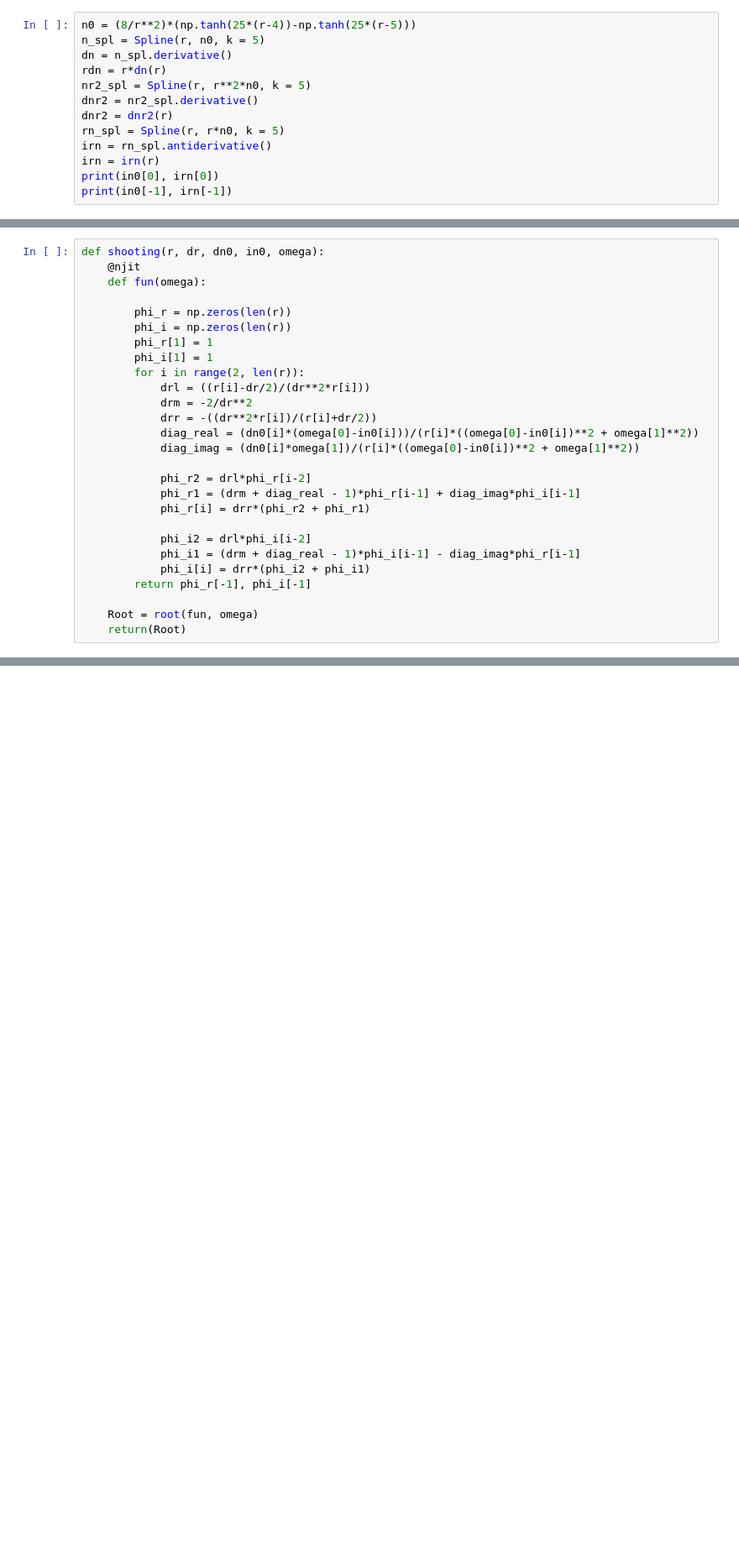
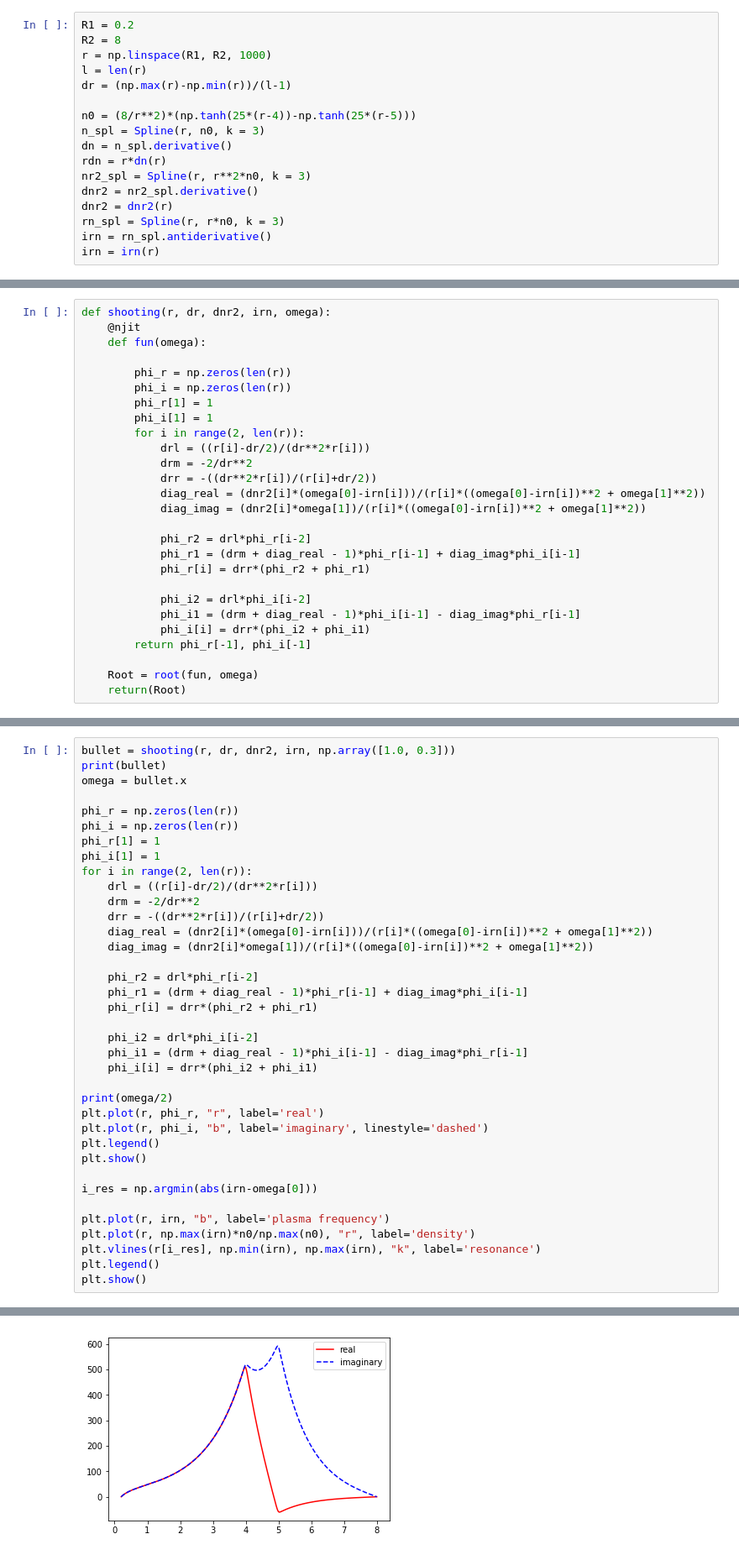
Before and after one commit to PatrickStbr/ZPinchDioctron, a Jupyter notebook: shooting.ipynb, the cells around one changed output, grey strips where cells are left out. Shown: that part at 84% size. Cells and saved outputs as stored; diff of their text form; blank space fills up the shorter version.

```diff
--- a/shooting.ipynb
+++ b/shooting.ipynb
@@ -428,13 +70,17 @@ def Iso_trap(v_max, lr, a):
 # %%
+R1 = 0.2
+R2 = 8
+r = np.linspace(R1, R2, 1000)
+l = len(r)
+dr = (np.max(r)-np.min(r))/(l-1)
+
 n0 = (8/r**2)*(np.tanh(25*(r-4))-np.tanh(25*(r-5)))
-n_spl = Spline(r, n0, k = 5)
+n_spl = Spline(r, n0, k = 3)
 dn = n_spl.derivative()
 rdn = r*dn(r)
-nr2_spl = Spline(r, r**2*n0, k = 5)
+nr2_spl = Spline(r, r**2*n0, k = 3)
 dnr2 = nr2_spl.derivative()
 dnr2 = dnr2(r)
-rn_spl = Spline(r, r*n0, k = 5)
+rn_spl = Spline(r, r*n0, k = 3)
 irn = rn_spl.antiderivative()
 irn = irn(r)
-print(in0[0], irn[0])
-print(in0[-1], irn[-1])
@@ -593,5 +176,5 @@ plt.show()
 # %%
-def shooting(r, dr, dn0, in0, omega):
+def shooting(r, dr, dnr2, irn, omega):
     @njit
     def fun(omega):
 
@@ -603,8 +186,8 @@ def shooting(r, dr, dn0, in0, omega):
             drl = ((r[i]-dr/2)/(dr**2*r[i]))
             drm = -2/dr**2
             drr = -((dr**2*r[i])/(r[i]+dr/2))
-            diag_real = (dn0[i]*(omega[0]-in0[i]))/(r[i]*((omega[0]-in0[i])**2 + omega[1]**2))
-            diag_imag = (dn0[i]*omega[1])/(r[i]*((omega[0]-in0[i])**2 + omega[1]**2))
+            diag_real = (dnr2[i]*(omega[0]-irn[i]))/(r[i]*((omega[0]-irn[i])**2 + omega[1]**2))
+            diag_imag = (dnr2[i]*omega[1])/(r[i]*((omega[0]-irn[i])**2 + omega[1]**2))
 
             phi_r2 = drl*phi_r[i-2]
             phi_r1 = (drm + diag_real - 1)*phi_r[i-1] + diag_imag*phi_i[i-1]
@@ -619,0 +336,38 @@ def shooting(r, dr, dn0, in0, omega):
+# %%
+bullet = shooting(r, dr, dnr2, irn, np.array([1.0, 0.3]))
+print(bullet)
+omega = bullet.x
+
+phi_r = np.zeros(len(r))
+phi_i = np.zeros(len(r))
+phi_r[1] = 1
+phi_i[1] = 1
+for i in range(2, len(r)):
+    drl = ((r[i]-dr/2)/(dr**2*r[i]))
+    drm = -2/dr**2
+    drr = -((dr**2*r[i])/(r[i]+dr/2))
+    diag_real = (dnr2[i]*(omega[0]-irn[i]))/(r[i]*((omega[0]-irn[i])**2 + omega[1]**2))
+    diag_imag = (dnr2[i]*omega[1])/(r[i]*((omega[0]-irn[i])**2 + omega[1]**2))
+
+    phi_r2 = drl*phi_r[i-2]
+    phi_r1 = (drm + diag_real - 1)*phi_r[i-1] + diag_imag*phi_i[i-1]
+    phi_r[i] = drr*(phi_r2 + phi_r1)
+
+    phi_i2 = drl*phi_i[i-2]
+    phi_i1 = (drm + diag_real - 1)*phi_i[i-1] - diag_imag*phi_r[i-1]
+    phi_i[i] = drr*(phi_i2 + phi_i1)
+
+print(omega/2)
+plt.plot(r, phi_r, "r", label='real')
+plt.plot(r, phi_i, "b", label='imaginary', linestyle='dashed')
+plt.legend()
+plt.show()
+
+i_res = np.argmin(abs(irn-omega[0]))
+
+plt.plot(r, irn, "b", label='plasma frequency')
+plt.plot(r, np.max(irn)*n0/np.max(n0), "r", label='density')
+plt.vlines(r[i_res], np.min(irn), np.max(irn), "k", label='resonance')
+plt.legend()
+plt.show()
+# %% [output]
@@ -619,0 +385 @@ def shooting(r, dr, dn0, in0, omega):
+[figure, added]
```
Also changed, not shown: parts of 51 cells of this notebook.
